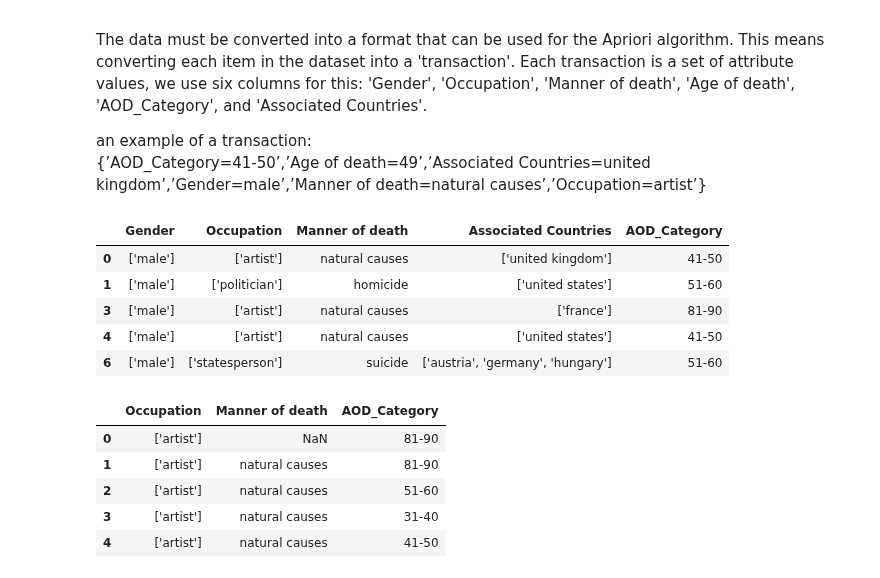
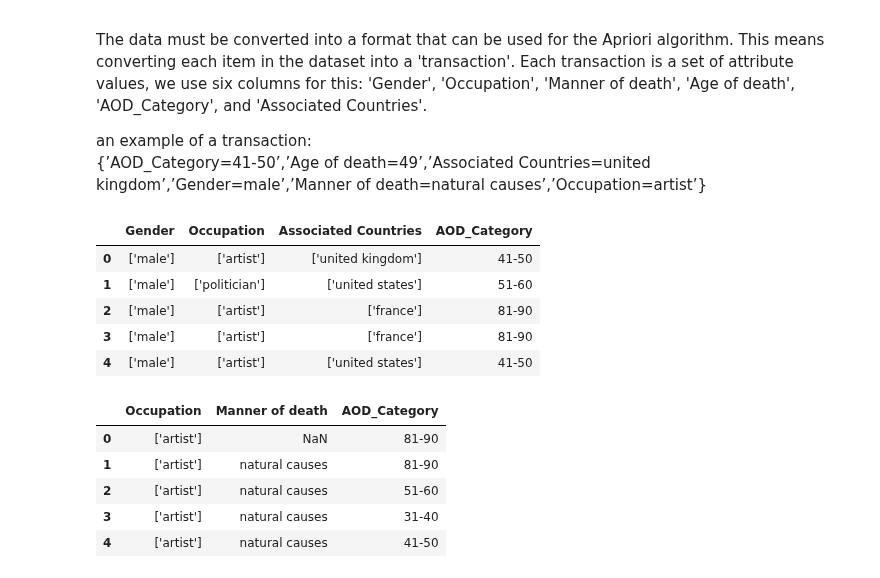
Before and after one commit to JamesHudsonn/3804ICT-Age-Analysis, a Jupyter notebook: Apriori.ipynb, the cells around one changed output. Saved outputs shown, nothing was run; the diff lists cells and outputs as text; code cells hidden in the pictures.

```diff
--- a/Apriori.ipynb
+++ b/Apriori.ipynb
@@ -52,40 +52,41 @@ def generate_transactions(df, selected_columns):
         transaction = []
         for col in selected_columns:
             # Special handling for 'Associated Countries', 'Gender', and 'Occupation' columns which may have multiple values
             if col in ['Associated Countries', 'Gender', 'Occupation']:
                 # Convert the string representation to a list
                 values = ast.literal_eval(row[col]) if isinstance(row[col], str) else row[col]
                 for value in values:
                     item = f"{col}={value}"
                     transaction.append(item)
             else:
                 # Create an item by combining the column name and the value (e.g., "Gender=male")
                 item = f"{col}={row[col]}"
                 transaction.append(item)
         transactions.append(set(transaction))
 
     return transactions
 
 # Remove rows with null values in 'Associated Countries' and 'Gender' columns
 df = df.dropna(subset=['Associated Countries', 'Gender', 'Occupation'])
 df.drop(columns=['Name', 'Birth year', 'Death year', 'Age of death', 'Associated Country Life Expectancy'], inplace=True)
 df_mod = df.dropna(subset='Manner of death')
+df.drop(columns=['Manner of death'], inplace=True)
 selected_columns = ['Gender', 'Occupation', 'AOD_Category', 'Associated Countries']
 selected_columns_no_gender = ['Occupation', 'AOD_Category', 'Associated Countries']
 selected_columns_mod = ['Occupation', 'AOD_Category', 'Associated Countries', 'Manner of death']
 transactions = generate_transactions(df, selected_columns)
 transactions_no_gender = generate_transactions(df, selected_columns_no_gender)
 transactions_mod = generate_transactions(df_mod, selected_columns_mod)
 # Show the first 5 final revised transactions
 transactions[:5]
-df_mod.head()
+df.head()
 # %% [output]
-|  | Gender | Occupation | Manner of death | Associated Countries | AOD_Category |
-| 0 | ['male'] | ['artist'] | natural causes | ['united kingdom'] | 41-50 |
-| 1 | ['male'] | ['politician'] | homicide | ['united states'] | 51-60 |
-| 3 | ['male'] | ['artist'] | natural causes | ['france'] | 81-90 |
-| 4 | ['male'] | ['artist'] | natural causes | ['united states'] | 41-50 |
-| 6 | ['male'] | ['statesperson'] | suicide | ['austria', 'germany', 'hungary'] | 51-60 |
+|  | Gender | Occupation | Associated Countries | AOD_Category |
+| 0 | ['male'] | ['artist'] | ['united kingdom'] | 41-50 |
+| 1 | ['male'] | ['politician'] | ['united states'] | 51-60 |
+| 2 | ['male'] | ['artist'] | ['france'] | 81-90 |
+| 3 | ['male'] | ['artist'] | ['france'] | 81-90 |
+| 4 | ['male'] | ['artist'] | ['united states'] | 41-50 |
 # %%
 # Function to split DataFrame based on countries
 def split_dataframe_by_country(df):
```
Also changed, not shown: parts of 16 cells of this notebook.
